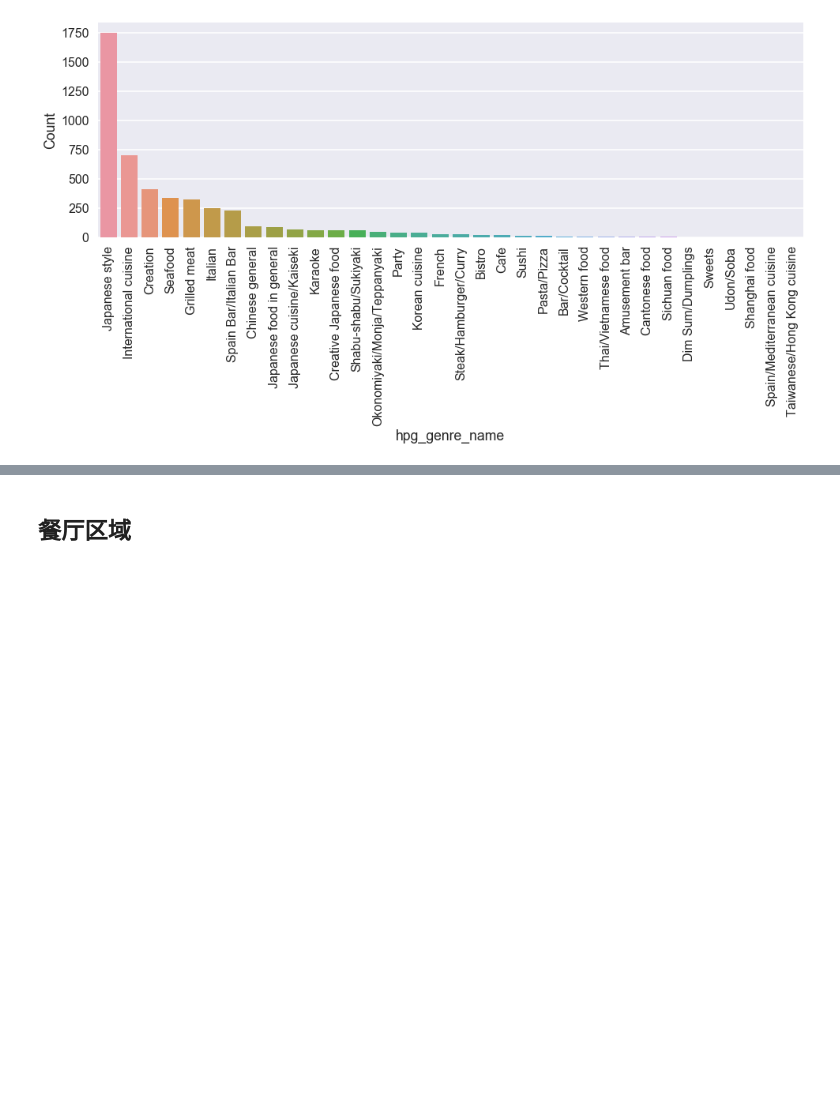
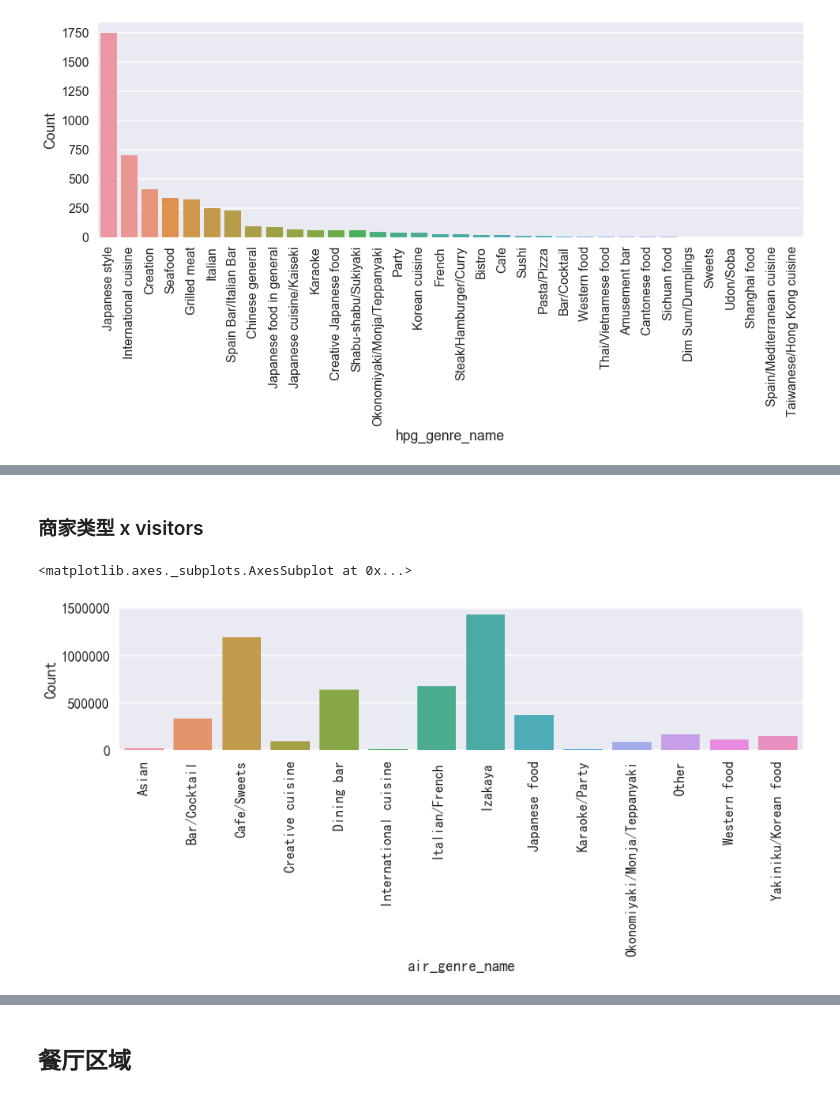
Before and after one commit to shenc3/kaggle_note, a Jupyter notebook: Recruit Restaurant Visitor Forecasting/Restaurant&Visitor.ipynb, the cells around one changed output, grey strips where cells are left out. Drawn from its saved outputs; the diff is of its cells as text; code cells hidden in the pictures; blank space fills up the shorter version.

```diff
--- a/Recruit Restaurant Visitor Forecasting/Restaurant&Visitor.ipynb
+++ b/Recruit Restaurant Visitor Forecasting/Restaurant&Visitor.ipynb
@@ -344,0 +361,2 @@ cat_cnt_plot(hs_genre_cnt, figsize=(16, 5))
+# %%
+visitors_x_as = data['tra'].merge(data['as'], how='left', on='air_store_id')
@@ -344,0 +391,10 @@ cat_cnt_plot(hs_genre_cnt, figsize=(16, 5))
+# %% [markdown]
+### 商家类型 x visitors
+# %%
+# 类型每日总量
+#     : 总量可能和对应类型的商家数量有关
+
+cat_cnt_plot(visitors_x_as.groupby('air_genre_name')['visitors'].sum(), figsize=(14,3))
+# %% [output]
+<matplotlib.axes._subplots.AxesSubplot at 0x...>
+[figure, added]
```
Also changed, not shown: parts of 9 cells of this notebook.
